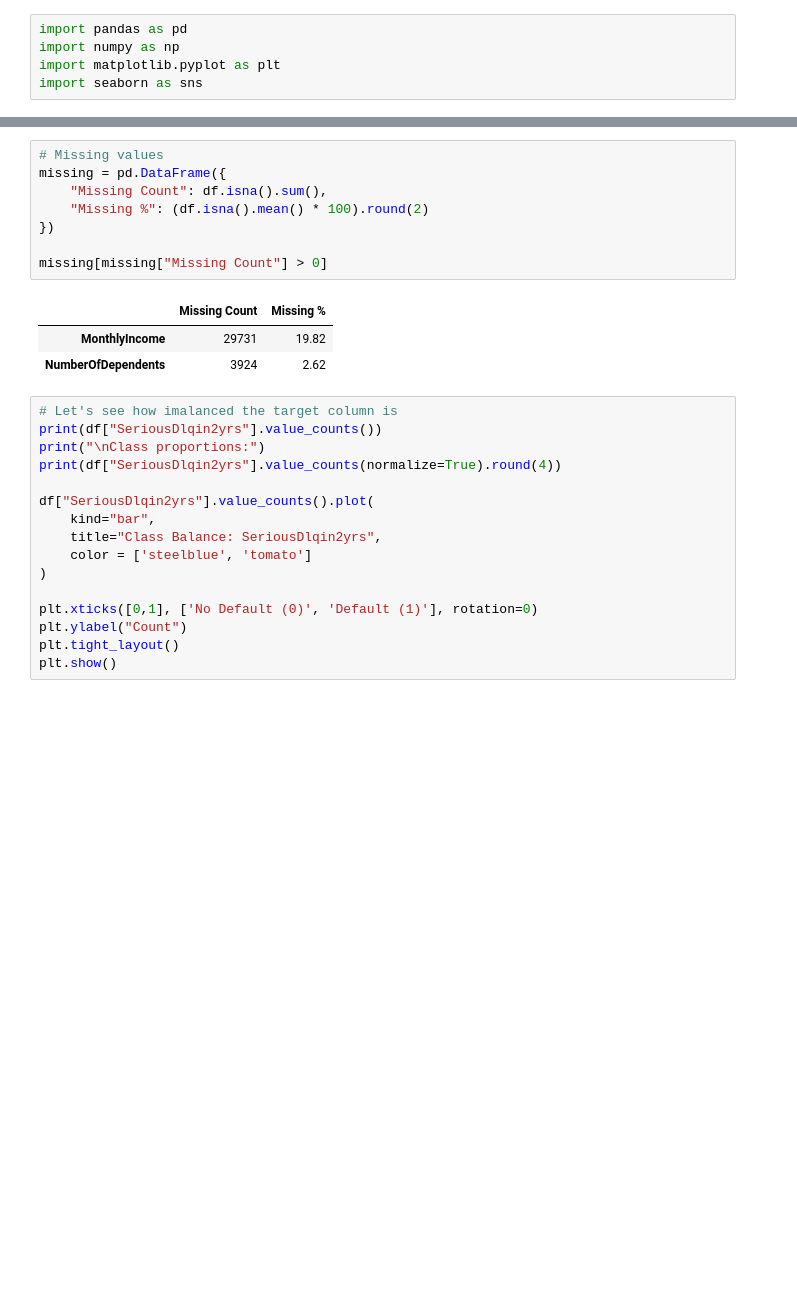
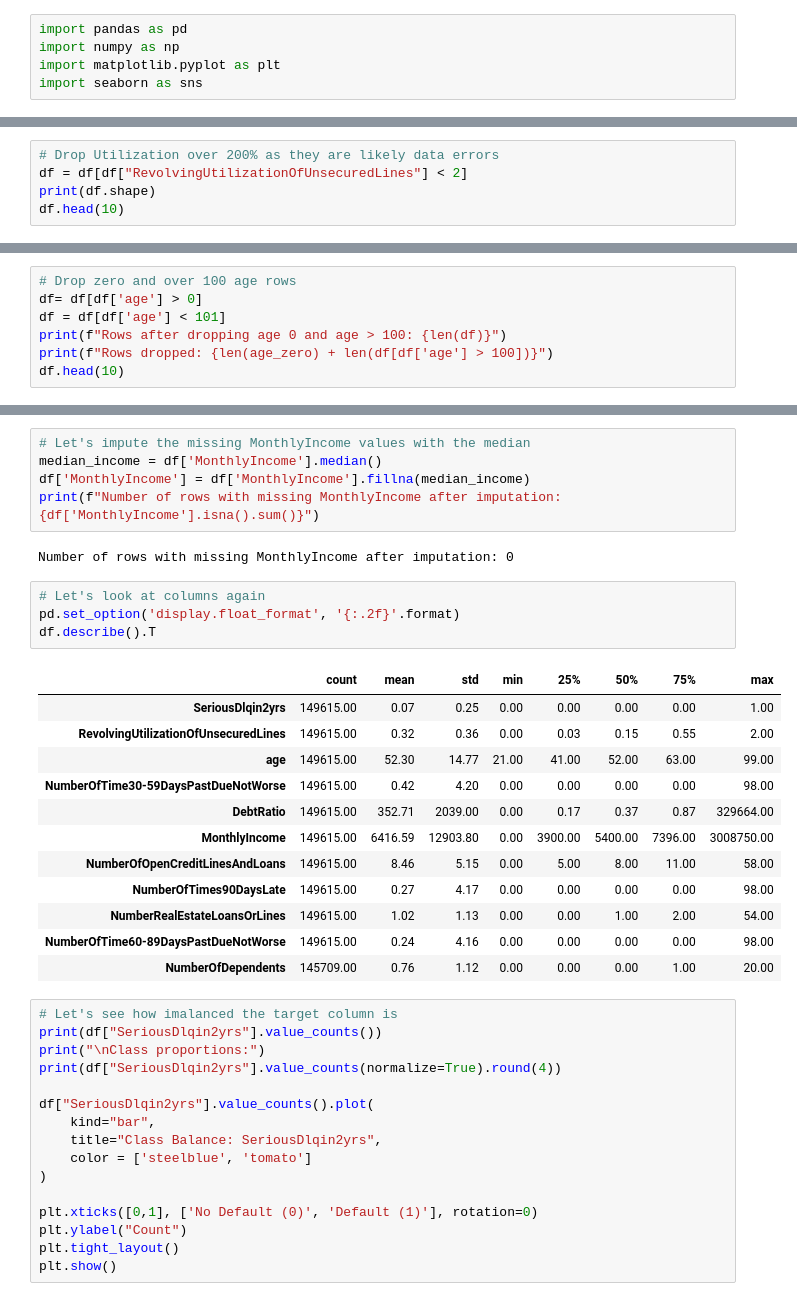
Before and after one commit to CesarAguirre9/Credit_Default_Classifier, a Jupyter notebook: credit_default_classifier.ipynb, the cells around one changed output, grey strips where cells are left out. Cells and saved outputs as stored; diff of their text form; blank space fills up the shorter version.

```diff
--- a/credit_default_classifier.ipynb
+++ b/credit_default_classifier.ipynb
@@ -61,0 +65,5 @@ df.describe().T
+# %%
+# Drop Utilization over 200% as they are likely data errors
+df = df[df["RevolvingUtilizationOfUnsecuredLines"] < 2]
+print(df.shape)
+df.head(10)
@@ -61,0 +91,7 @@ df.describe().T
+# %%
+# Drop zero and over 100 age rows
+df= df[df['age'] > 0]
+df = df[df['age'] < 101]
+print(f"Rows after dropping age 0 and age > 100: {len(df)}")
+print(f"Rows dropped: {len(age_zero) + len(df[df['age'] > 100])}")
+df.head(10)
@@ -62,15 +130,27 @@ df.describe().T
 # %%
-# Missing values
-missing = pd.DataFrame({
-    "Missing Count": df.isna().sum(),
-    "Missing %": (df.isna().mean() * 100).round(2)
-})
-
-missing[missing["Missing Count"] > 0]
+# Let's impute the missing MonthlyIncome values with the median
+median_income = df['MonthlyIncome'].median()
+df['MonthlyIncome'] = df['MonthlyIncome'].fillna(median_income)
+print(f"Number of rows with missing MonthlyIncome after imputation: {df['MonthlyIncome'].isna().sum()}")
 # %% [output]
-|  | Missing Count | Missing % |
-| MonthlyIncome | 29731 | 19.82 |
-| NumberOfDependents | 3924 | 2.62 |
+Number of rows with missing MonthlyIncome after imputation: 0
+# %%
+# Let's look at columns again
+pd.set_option('display.float_format', '{:.2f}'.format)
+df.describe().T
+# %% [output]
+|  | count | mean | std | min | 25% | 50% | 75% | max |
+| SeriousDlqin2yrs | 149615.00 | 0.07 | 0.25 | 0.00 | 0.00 | 0.00 | 0.00 | 1.00 |
+| RevolvingUtilizationOfUnsecuredLines | 149615.00 | 0.32 | 0.36 | 0.00 | 0.03 | 0.15 | 0.55 | 2.00 |
+| age | 149615.00 | 52.30 | 14.77 | 21.00 | 41.00 | 52.00 | 63.00 | 99.00 |
+| NumberOfTime30-59DaysPastDueNotWorse | 149615.00 | 0.42 | 4.20 | 0.00 | 0.00 | 0.00 | 0.00 | 98.00 |
+| DebtRatio | 149615.00 | 352.71 | 2039.00 | 0.00 | 0.17 | 0.37 | 0.87 | 329664.00 |
+| MonthlyIncome | 149615.00 | 6416.59 | 12903.80 | 0.00 | 3900.00 | 5400.00 | 7396.00 | 3008750.00 |
+| NumberOfOpenCreditLinesAndLoans | 149615.00 | 8.46 | 5.15 | 0.00 | 5.00 | 8.00 | 11.00 | 58.00 |
+| NumberOfTimes90DaysLate | 149615.00 | 0.27 | 4.17 | 0.00 | 0.00 | 0.00 | 0.00 | 98.00 |
+| NumberRealEstateLoansOrLines | 149615.00 | 1.02 | 1.13 | 0.00 | 0.00 | 1.00 | 2.00 | 54.00 |
+| NumberOfTime60-89DaysPastDueNotWorse | 149615.00 | 0.24 | 4.16 | 0.00 | 0.00 | 0.00 | 0.00 | 98.00 |
+| NumberOfDependents | 145709.00 | 0.76 | 1.12 | 0.00 | 0.00 | 0.00 | 1.00 | 20.00 |
 # %%
 # Let's see how imalanced the target column is
 print(df["SeriousDlqin2yrs"].value_counts())
```
Also changed, not shown: parts of 5 cells of this notebook, 1 other file.
